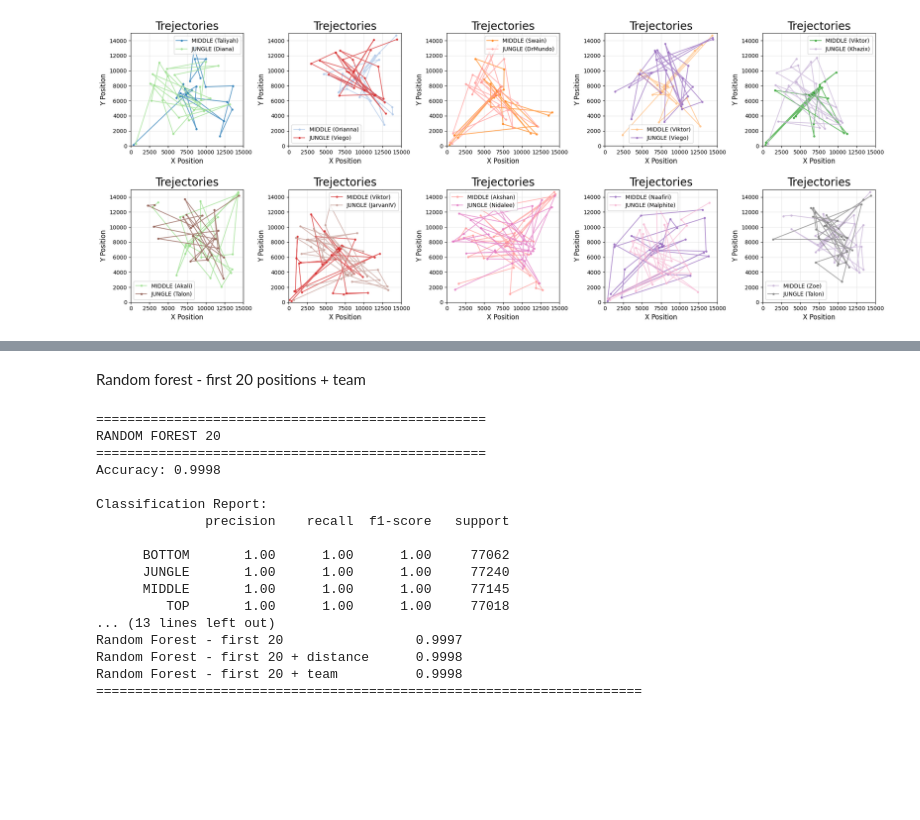
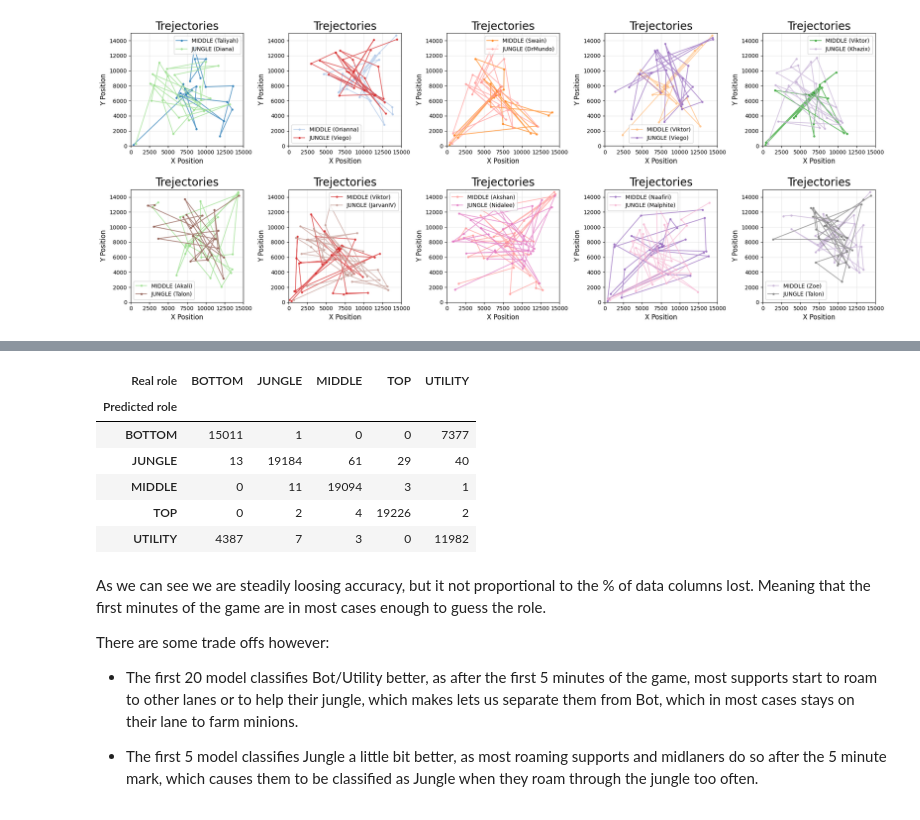
Before and after one commit to Kapponohacco/League-Ml-Project, a Jupyter notebook: src/models.ipynb, the cells around one changed output, grey strips where cells are left out. Cells and saved outputs as stored; diff of their text form; code cells hidden in the pictures; blank space fills up the shorter version.

```diff
--- a/src/models.ipynb
+++ b/src/models.ipynb
@@ -342,55 +473,23 @@ Random Forest - first 20 + distance      0.9998
-# %% [markdown]
-Random forest - first 20 positions + team
-# %%
-import numpy as np
-
-position_cols = [f'x{i}' for i in range(20)] + [f'y{i}' for i in range(20)]
-X = data_deleted[position_cols].copy()
-X['team'] = data_deleted['team']
-y = data_deleted['role']
-
-for i in range(20):
-    X[f'dist{i}'] = np.sqrt(X[f'x{i}']**2 + X[f'y{i}']**2)
-
-X_train, X_test, y_train, y_test = train_test_split(X, y, test_size=0.8)
-
-model_rf = RandomForestClassifier(n_estimators=20)
-model_rf.fit(X_train, y_train)
-y_pred_rf = model_rf.predict(X_test)
-
-print("="*50)
-print("RANDOM FOREST 20")
-print("="*50)
-acc_rf20_team = accuracy_score(y_test, y_pred_rf)
-print(f"Accuracy: {acc_rf20_dist:.4f}")
-print("\nClassification Report:")
-print(classification_report(y_test, y_pred_rf))
-
-print("\n" + "="*70)
-print(f"{'Model':<20} {'Accuracy':<15}")
-print("-"*70)
-print(f"{'Mapping':<40} {acc_map:.4f}")
-print(f"{'Logistic Regression':<40} {acc_lr:.4f}")
-print(f"{'Random Forest':<40} {acc_rf:.4f}")
-print(f"{'Random Forest - first 20':<40} {acc_rf20:.4f}")
-print(f"{'Random Forest - first 20 + distance':<40} {acc_rf20_dist:.4f}")
-print(f"{'Random Forest - first 20 + team':<40} {acc_rf20_team:.4f}")
-print("="*70)
-# %% [output]
-==================================================
-RANDOM FOREST 20
-==================================================
-Accuracy: 0.9998
-
-Classification Report:
-              precision    recall  f1-score   support
-
-      BOTTOM       1.00      1.00      1.00     77062
-      JUNGLE       1.00      1.00      1.00     77240
-      MIDDLE       1.00      1.00      1.00     77145
-         TOP       1.00      1.00      1.00     77018
-... (13 lines left out)
-Random Forest - first 20                 0.9997
-Random Forest - first 20 + distance      0.9998
-Random Forest - first 20 + team          0.9998
-======================================================================
+# %%
+confusion_table20 = pd.crosstab(
+    y_pred_rf5,
+    y_test,
+    rownames=["Predicted role"],
+    colnames=["Real role"]
+)
+confusion_table20
+# %% [output]
+| Real role | BOTTOM | JUNGLE | MIDDLE | TOP | UTILITY |
+| Predicted role |  |  |  |  |  |
+| BOTTOM | 15011 | 1 | 0 | 0 | 7377 |
+| JUNGLE | 13 | 19184 | 61 | 29 | 40 |
+| MIDDLE | 0 | 11 | 19094 | 3 | 1 |
+| TOP | 0 | 2 | 4 | 19226 | 2 |
+| UTILITY | 4387 | 7 | 3 | 0 | 11982 |
+# %% [markdown]
+As we can see we are steadily loosing accuracy, but it not proportional to the % of data columns lost. Meaning that the first minutes of the game are in most cases enough to guess the role.
+
+There are some trade offs however:
+- The first 20 model classifies Bot/Utility better, as after the first 5 minutes of the game, most supports start to roam to other lanes or to help their jungle, which makes lets us separate them from Bot, which in most cases stays on their lane to farm minions.
+
+- The first 5 model classifies Jungle a little bit better, as most roaming supports and midlaners do so after the 5 minute mark, which causes them to be classified as Jungle when they roam through the jungle too often.
```
Also changed, not shown: parts of 26 cells of this notebook, 4 other files.
